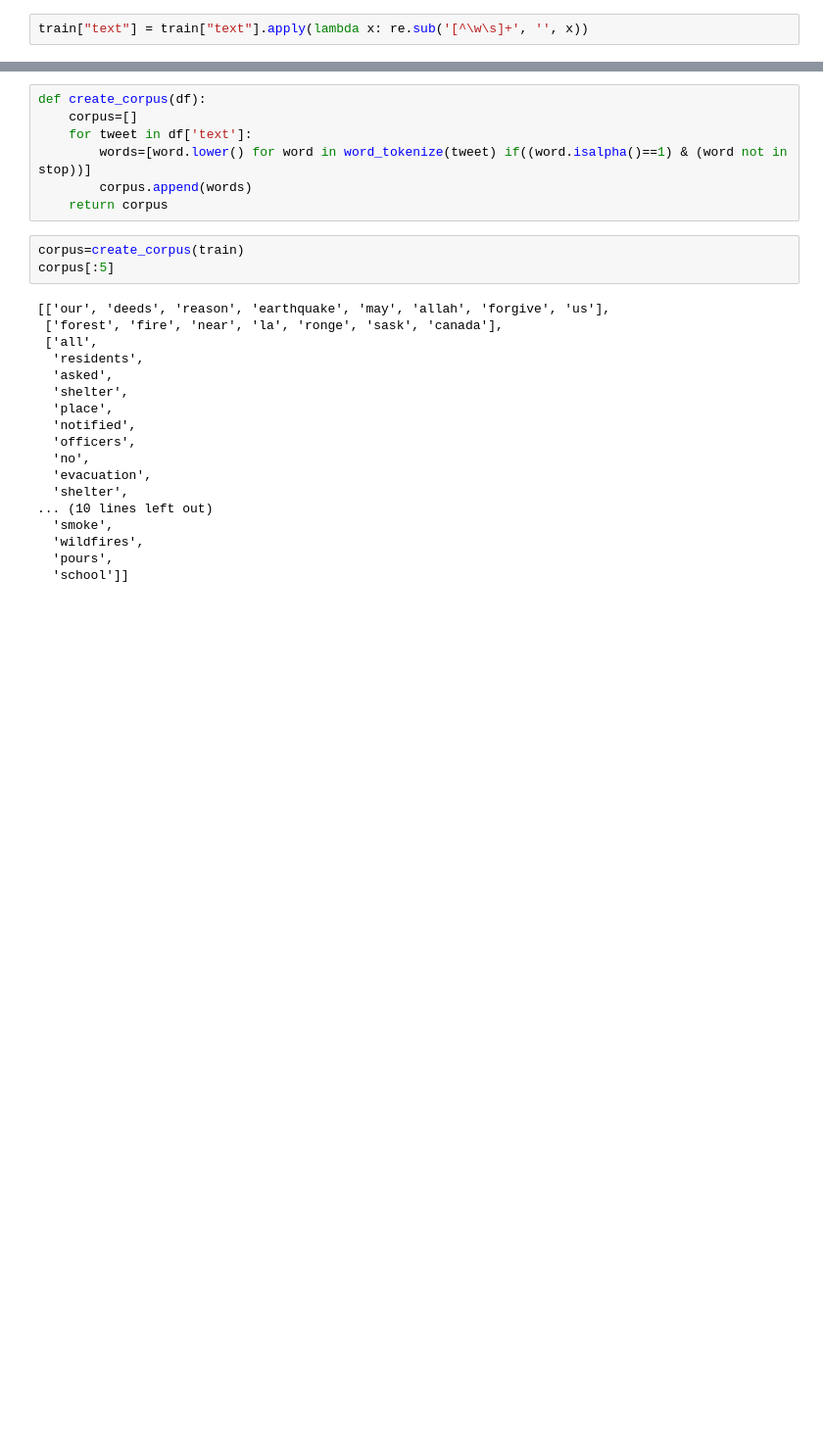
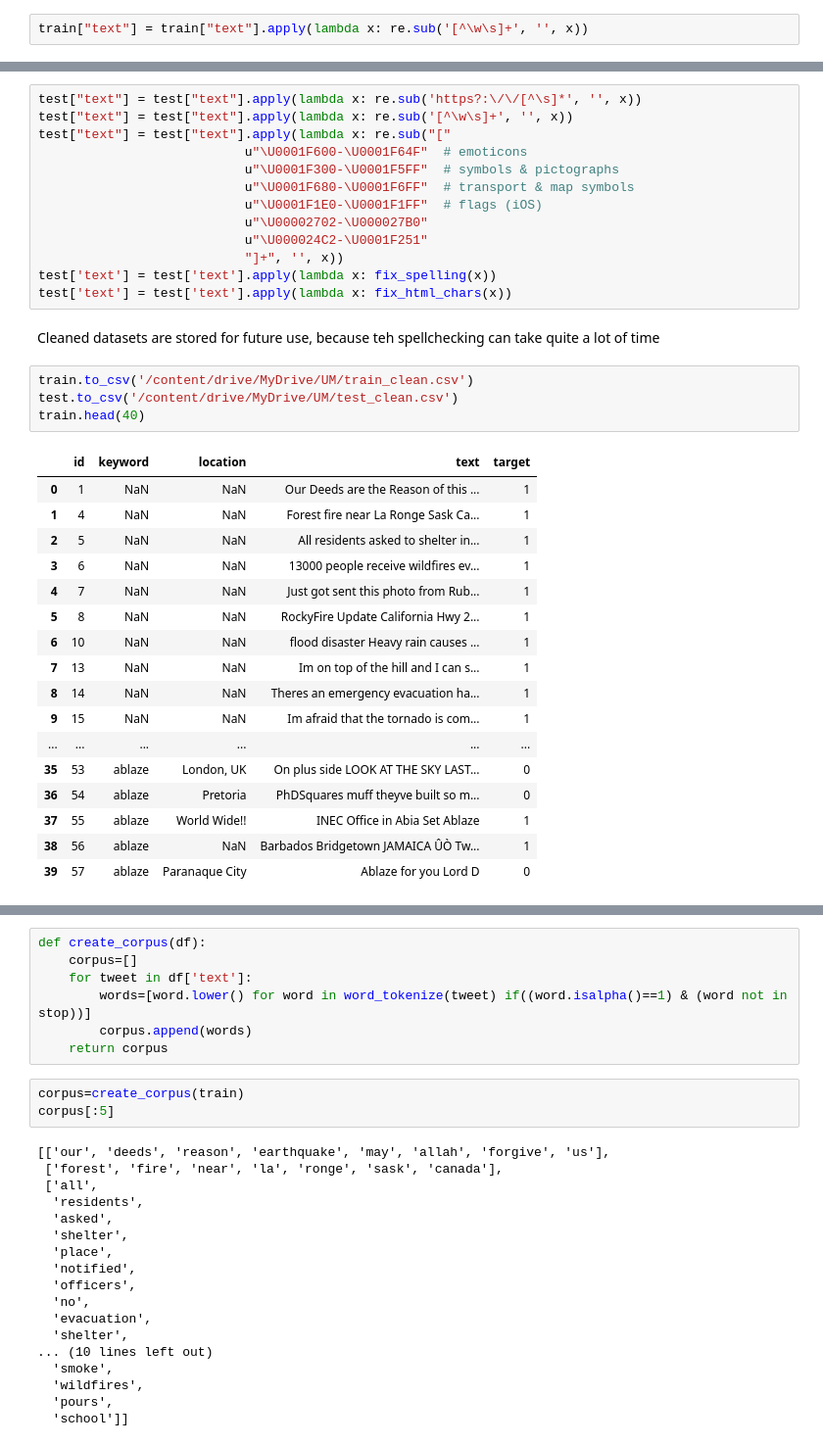
Before and after one commit to Darkosz1012/ML_project_NLP_with_Disaster_Tweets, a Jupyter notebook: test_switch_transformer.ipynb, the cells around one changed output, grey strips where cells are left out. Shown: that part at 98% size. Saved outputs shown, nothing was run; the diff lists cells and outputs as text; blank space fills up the shorter version.

```diff
--- a/test_switch_transformer.ipynb
+++ b/test_switch_transformer.ipynb
@@ -110,0 +168,37 @@ train.head(40)
+# %%
+test["text"] = test["text"].apply(lambda x: re.sub('https?:\/\/[^\s]*', '', x))
+test["text"] = test["text"].apply(lambda x: re.sub('[^\w\s]+', '', x))
+test["text"] = test["text"].apply(lambda x: re.sub("["
+                           u"\U0001F600-\U0001F64F"  # emoticons
+                           u"\U0001F300-\U0001F5FF"  # symbols & pictographs
+                           u"\U0001F680-\U0001F6FF"  # transport & map symbols
+                           u"\U0001F1E0-\U0001F1FF"  # flags (iOS)
+                           u"\U00002702-\U000027B0"
+                           u"\U000024C2-\U0001F251"
+                           "]+", '', x))
+test['text'] = test['text'].apply(lambda x: fix_spelling(x))
+test['text'] = test['text'].apply(lambda x: fix_html_chars(x))
+# %% [markdown]
+Cleaned datasets are stored for future use, because teh spellchecking can take quite a lot of time
+# %%
+train.to_csv('/content/drive/MyDrive/UM/train_clean.csv')
+test.to_csv('/content/drive/MyDrive/UM/test_clean.csv')
+train.head(40)
+# %% [output]
+|  | id | keyword | location | text | target |
+| 0 | 1 | NaN | NaN | Our Deeds are the Reason of this ... | 1 |
+| 1 | 4 | NaN | NaN | Forest fire near La Ronge Sask Ca... | 1 |
+| 2 | 5 | NaN | NaN | All residents asked to shelter in... | 1 |
+| 3 | 6 | NaN | NaN | 13000 people receive wildfires ev... | 1 |
+| 4 | 7 | NaN | NaN | Just got sent this photo from Rub... | 1 |
+| 5 | 8 | NaN | NaN | RockyFire Update California Hwy 2... | 1 |
+| 6 | 10 | NaN | NaN | flood disaster Heavy rain causes ... | 1 |
+| 7 | 13 | NaN | NaN | Im on top of the hill and I can s... | 1 |
+| 8 | 14 | NaN | NaN | Theres an emergency evacuation ha... | 1 |
+| 9 | 15 | NaN | NaN | Im afraid that the tornado is com... | 1 |
+| ... | ... | ... | ... | ... | ... |
+| 35 | 53 | ablaze | London, UK | On plus side LOOK AT THE SKY LAST... | 0 |
+| 36 | 54 | ablaze | Pretoria | PhDSquares muff theyve built so m... | 0 |
+| 37 | 55 | ablaze | World Wide!! | INEC Office in Abia Set Ablaze | 1 |
+| 38 | 56 | ablaze | NaN | Barbados Bridgetown JAMAICA ÛÒ Tw... | 1 |
+| 39 | 57 | ablaze | Paranaque City | Ablaze for you Lord D | 0 |
```
Also changed, not shown: parts of 41 cells of this notebook.
